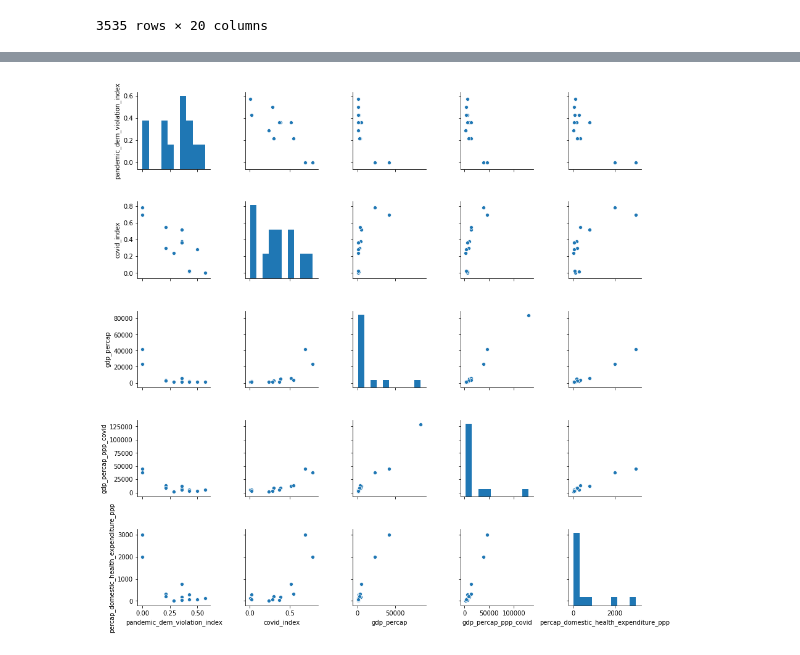
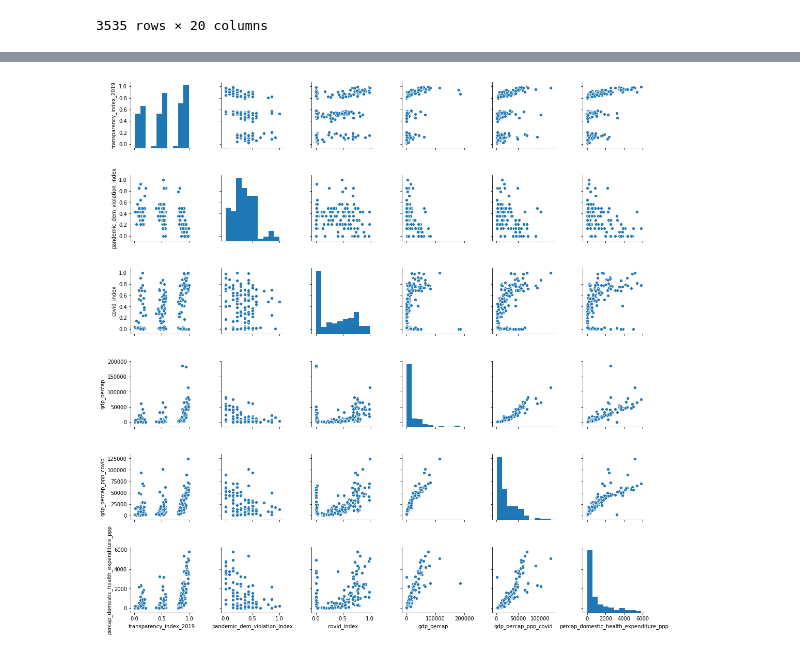
Before and after one commit to evantrowbridge/policy_lab_ndi, a Jupyter notebook: NDI Regressions.ipynb, the cells around one changed output, grey strips where cells are left out. Saved outputs shown, nothing was run; the diff lists cells and outputs as text; code cells hidden in the pictures.

```diff
--- a/NDI Regressions.ipynb
+++ b/NDI Regressions.ipynb
@@ -121,5 +91,5 @@ df_2020
 # %%
-pp = sns.pairplot(data = df_2020, vars=['pandemic_dem_violation_index', 'covid_index', 'gdp_percap', 'gdp_percap_ppp_covid', 'percap_domestic_health_expenditure_ppp'])
+#pp = sns.pairplot(data = covid_df, vars=['transparency_index_2019', 'pandemic_dem_violation_index', 'covid_index', 'gdp_percap', 'gdp_percap_ppp_covid', 'percap_domestic_health_expenditure_ppp'])
 # %% [output]
-[figure, old version]
+[figure, new version]
 # %%
```
Also changed, not shown: parts of 13 cells of this notebook, 2 other files.
